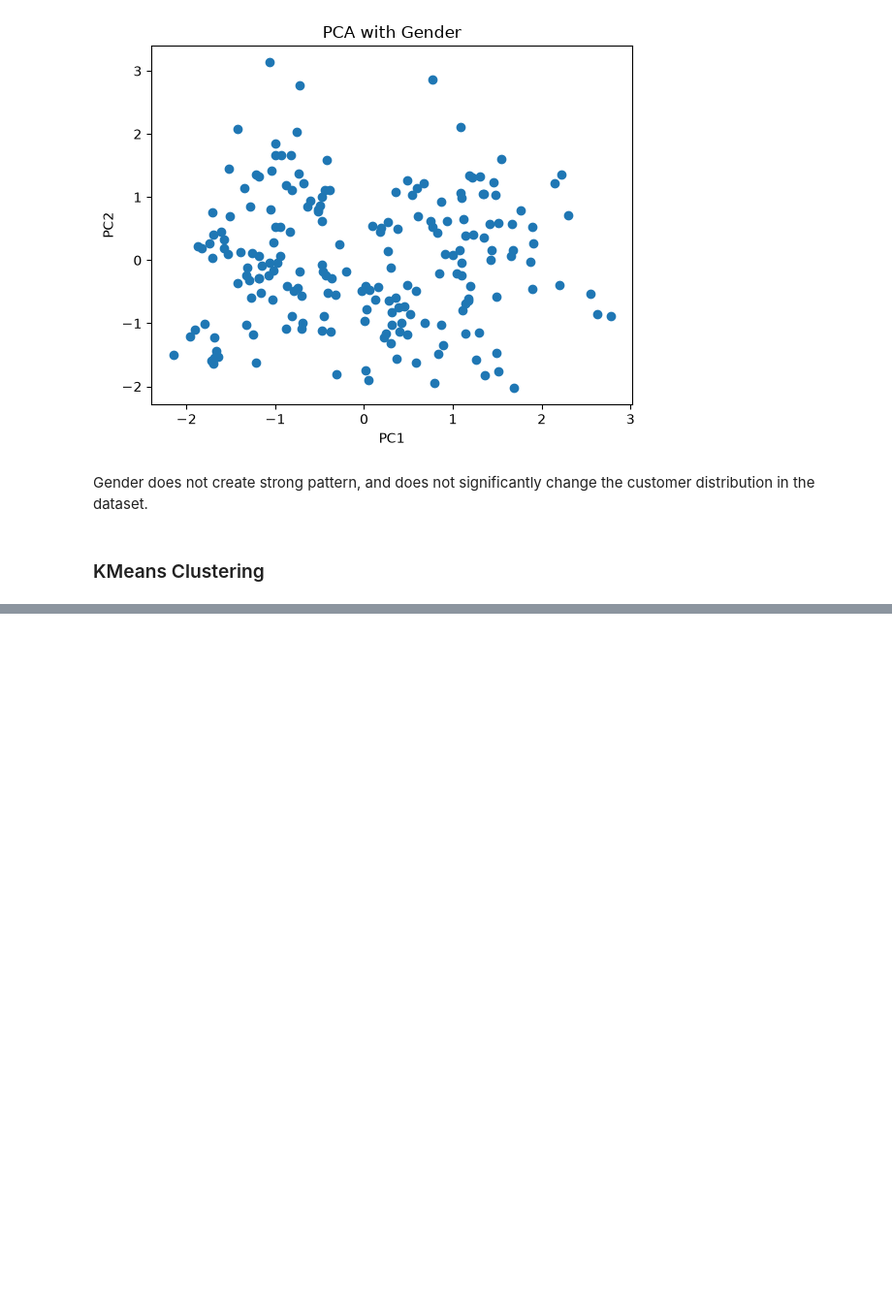
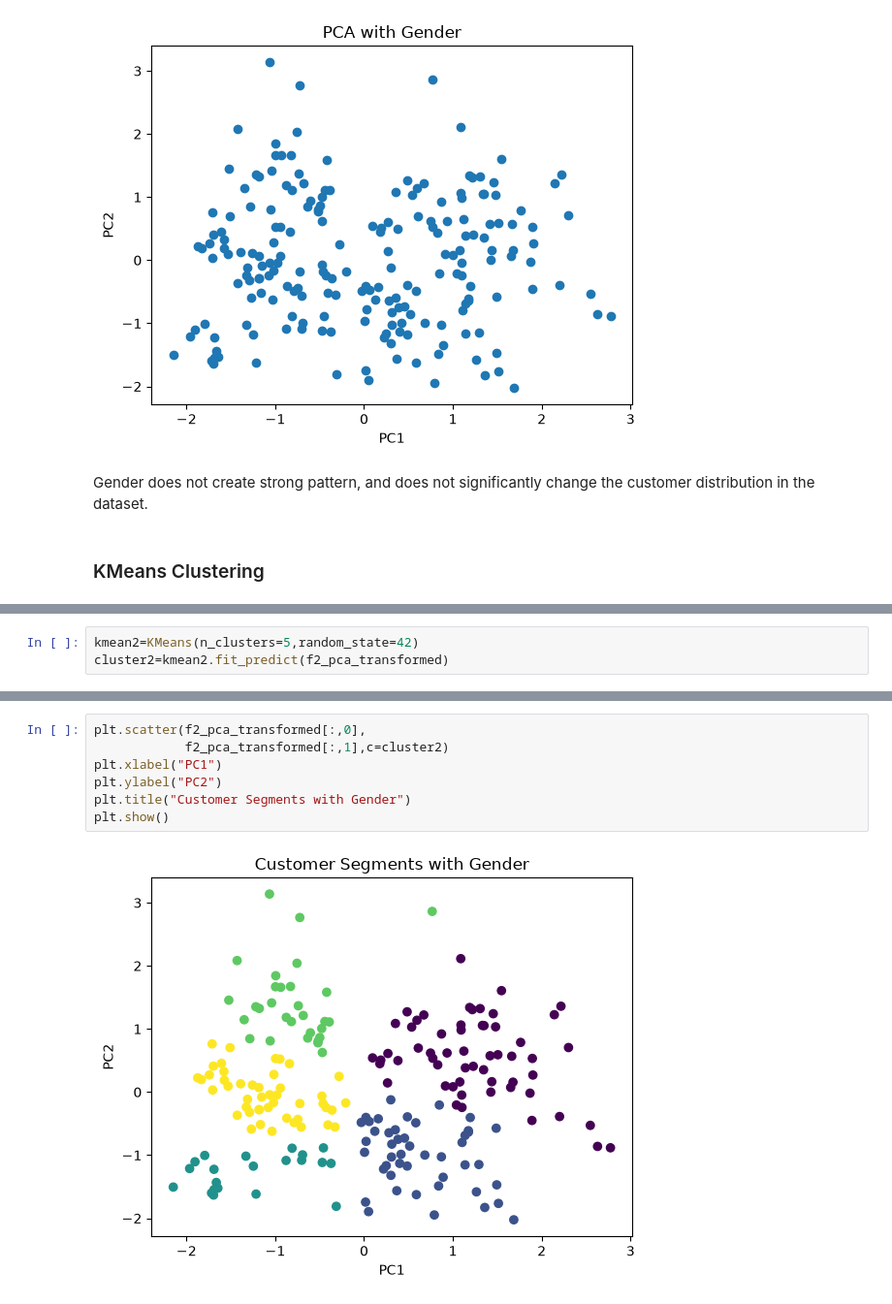
Before and after one commit to narendrajethi220/Customer-Segmentation-Behavior-Analysis-System, a Jupyter notebook: notebook/eda.ipynb, the cells around one changed output, grey strips where cells are left out. Shown at 97% size. Cells and saved outputs as stored; diff of their text form; blank space fills up the shorter version.

```diff
--- a/notebook/eda.ipynb
+++ b/notebook/eda.ipynb
@@ -285,0 +351,3 @@ cluster1=kmean1.fit_predict(f1_pca_transformed)
+# %%
+kmean2=KMeans(n_clusters=5,random_state=42)
+cluster2=kmean2.fit_predict(f2_pca_transformed)
@@ -285,0 +376,9 @@ cluster1=kmean1.fit_predict(f1_pca_transformed)
+# %%
+plt.scatter(f2_pca_transformed[:,0],
+            f2_pca_transformed[:,1],c=cluster2)
+plt.xlabel("PC1")
+plt.ylabel("PC2")
+plt.title("Customer Segments with Gender")
+plt.show()
+# %% [output]
+[figure, added]
```
Also changed, not shown: parts of 13 cells of this notebook.
